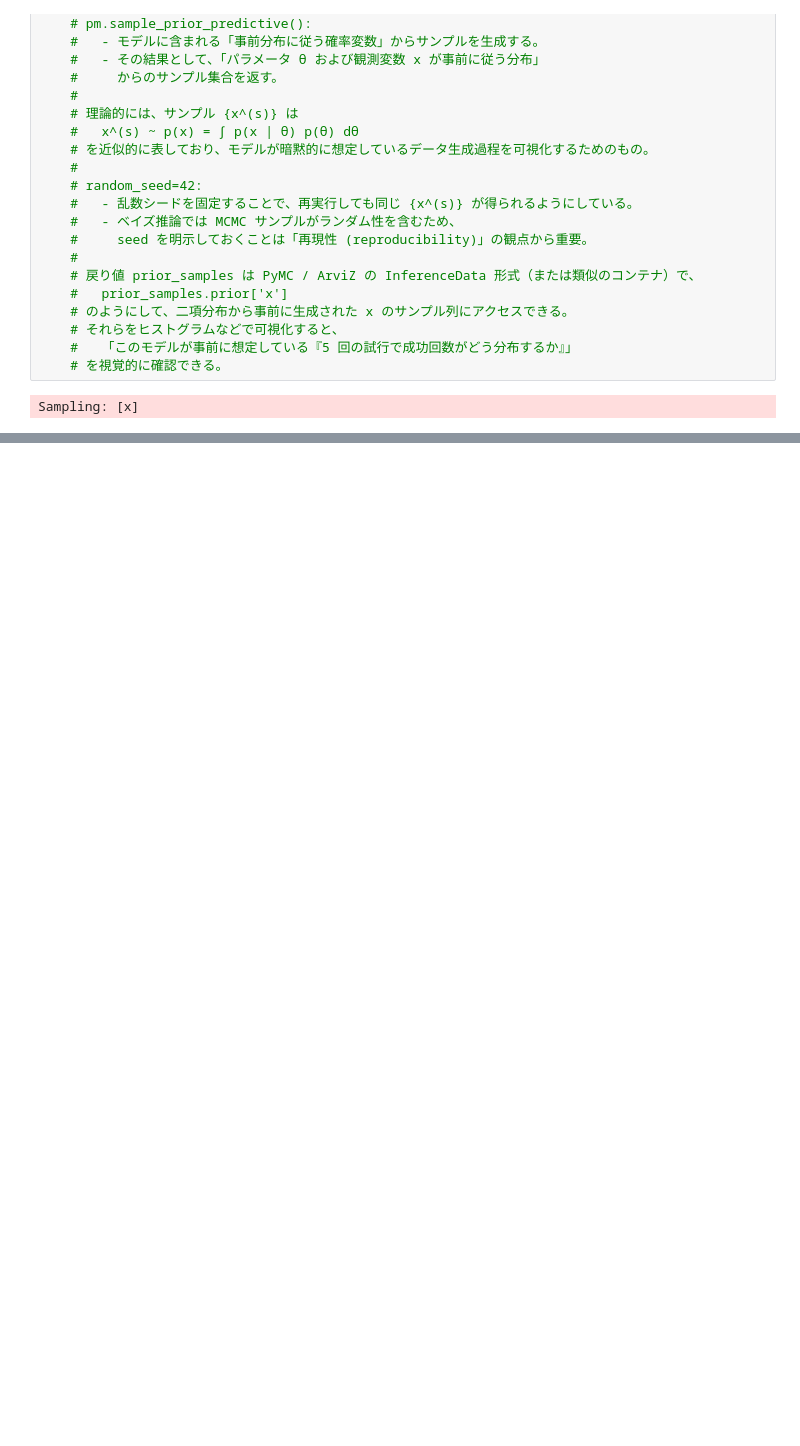
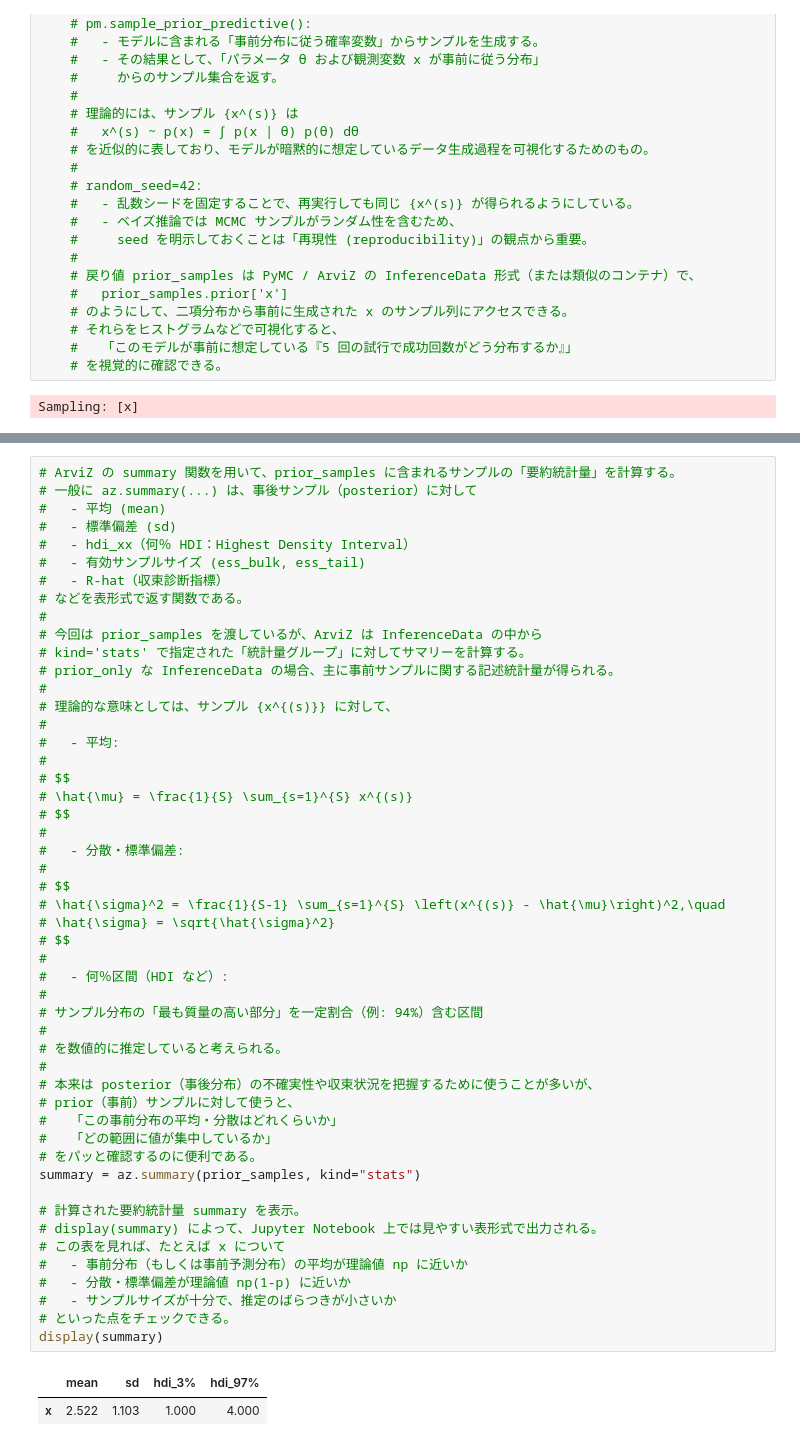
Before and after one commit to maton369/Bayesian_Inference_Practice, a Jupyter notebook: 1章_確率分布とは.ipynb, the cells around one changed output, grey strips where cells are left out. Drawn from its saved outputs; the diff is of its cells as text; blank space fills up the shorter version.

```diff
--- a/1章_確率分布とは.ipynb
+++ b/1章_確率分布とは.ipynb
@@ -390,0 +546,53 @@ Sampling: [x]
+# %%
+# ArviZ の summary 関数を用いて、prior_samples に含まれるサンプルの「要約統計量」を計算する。
+# 一般に az.summary(...) は、事後サンプル（posterior）に対して
+#   - 平均 (mean)
+#   - 標準偏差 (sd)
+#   - hdi_xx（何％ HDI：Highest Density Interval）
+#   - 有効サンプルサイズ (ess_bulk, ess_tail)
+#   - R-hat（収束診断指標）
+# などを表形式で返す関数である。
+#
+# 今回は prior_samples を渡しているが、ArviZ は InferenceData の中から
+# kind='stats' で指定された「統計量グループ」に対してサマリーを計算する。
+# prior_only な InferenceData の場合、主に事前サンプルに関する記述統計量が得られる。
+#
+# 理論的な意味としては、サンプル {x^{(s)}} に対して、
+#
+#   - 平均:
+#
+# $$
+# \hat{\mu} = \frac{1}{S} \sum_{s=1}^{S} x^{(s)}
+# $$
+#
+#   - 分散・標準偏差:
+#
+# $$
+# \hat{\sigma}^2 = \frac{1}{S-1} \sum_{s=1}^{S} \left(x^{(s)} - \hat{\mu}\right)^2,\quad
+# \hat{\sigma} = \sqrt{\hat{\sigma}^2}
+# $$
+#
+#   - 何％区間（HDI など）:
+#
+# サンプル分布の「最も質量の高い部分」を一定割合（例: 94%）含む区間
+#
+# を数値的に推定していると考えられる。
+#
+# 本来は posterior（事後分布）の不確実性や収束状況を把握するために使うことが多いが、
+# prior（事前）サンプルに対して使うと、
+#   「この事前分布の平均・分散はどれくらいか」
+#   「どの範囲に値が集中しているか」
+# をパッと確認するのに便利である。
+summary = az.summary(prior_samples, kind="stats")
+
+# 計算された要約統計量 summary を表示。
+# display(summary) によって、Jupyter Notebook 上では見やすい表形式で出力される。
+# この表を見れば、たとえば x について
+#   - 事前分布（もしくは事前予測分布）の平均が理論値 np に近いか
+#   - 分散・標準偏差が理論値 np(1-p) に近いか
+#   - サンプルサイズが十分で、推定のばらつきが小さいか
+# といった点をチェックできる。
+display(summary)
+# %% [output]
+|  | mean | sd | hdi_3% | hdi_97% |
+| x | 2.522 | 1.103 | 1.000 | 4.000 |
```
Also changed, not shown: parts of 3 cells of this notebook.
